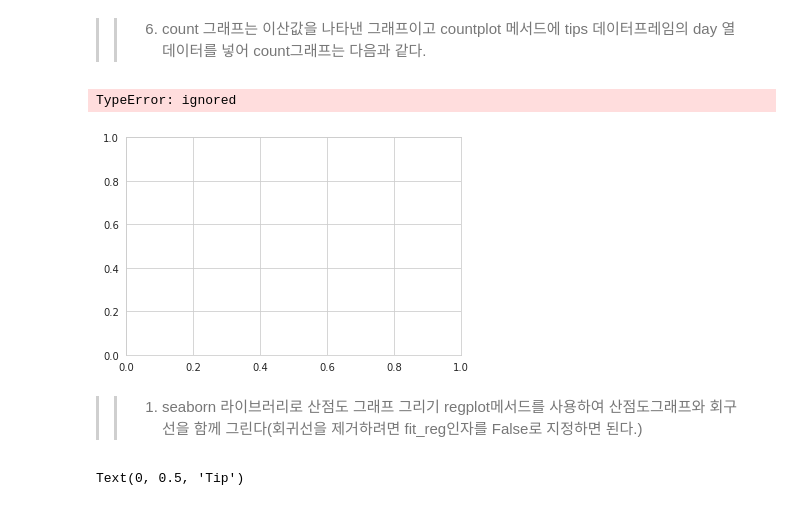
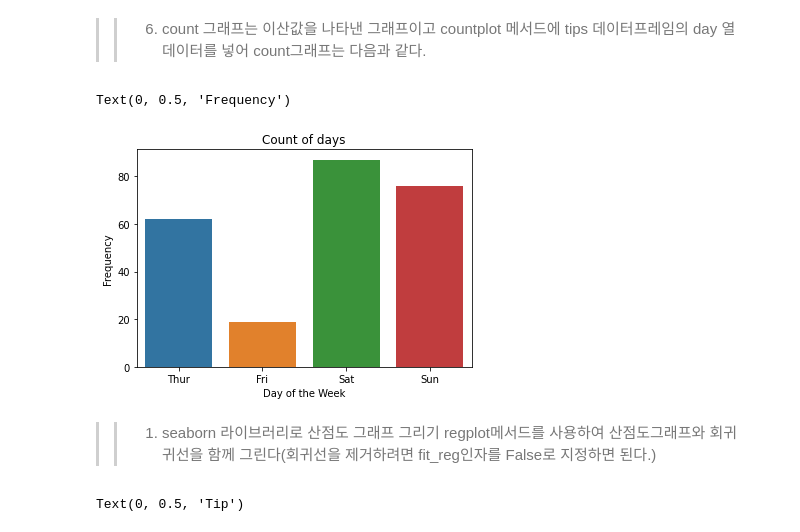
Before and after one commit to daa103/Colab_ML, a Jupyter notebook: datavisualizaiton.ipynb, the cells around one changed output. Saved outputs shown, nothing was run; the diff lists cells and outputs as text; code cells hidden in the pictures.

```diff
--- a/datavisualizaiton.ipynb
+++ b/datavisualizaiton.ipynb
@@ -309,16 +325,16 @@ https://gist.github.com/mwaskom/de44147ed2974457ad6372750bbe5751
 >> 6. count 그래프는 이산값을 나타낸 그래프이고 countplot 메서드에 tips 데이터프레임의 day 열 데이터를 넣어 count그래프는 다음과 같다.
 # %%
 ax=plt.subplots()
-ax=sns.countplot('day', data=tips)
+ax=sns.countplot(x="day", data=tips)
 ax.set_title('Count of days')
 ax.set_xlabel('Day of the Week')
 ax.set_ylabel('Frequency')
 # %% [output]
-TypeError: ignored
+Text(0, 0.5, 'Frequency')
-[figure, old version]
+[figure, new version]
 # %% [markdown]
 >> 1. seaborn 라이브러리로 산점도 그래프 그리기
-regplot메서드를 사용하여 산점도그래프와 회구선을 함께 그린다(회귀선을 제거하려면 fit_reg인자를 False로 지정하면 된다.)
+regplot메서드를 사용하여 산점도그래프와 회귀귀선을 함께 그린다(회귀선을 제거하려면 fit_reg인자를 False로 지정하면 된다.)
 # %%
 ax=plt.subplots()
 ax=sns.regplot(x='total_bill',y='tip',data=tips)
```
Also changed, not shown: parts of 14 cells of this notebook.
